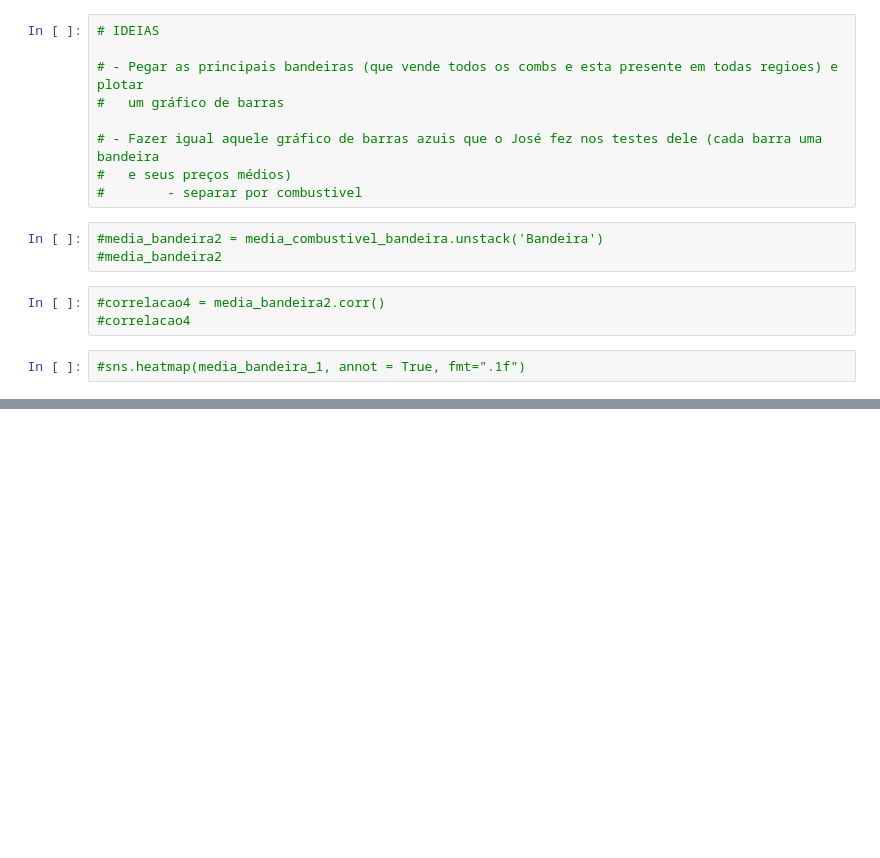
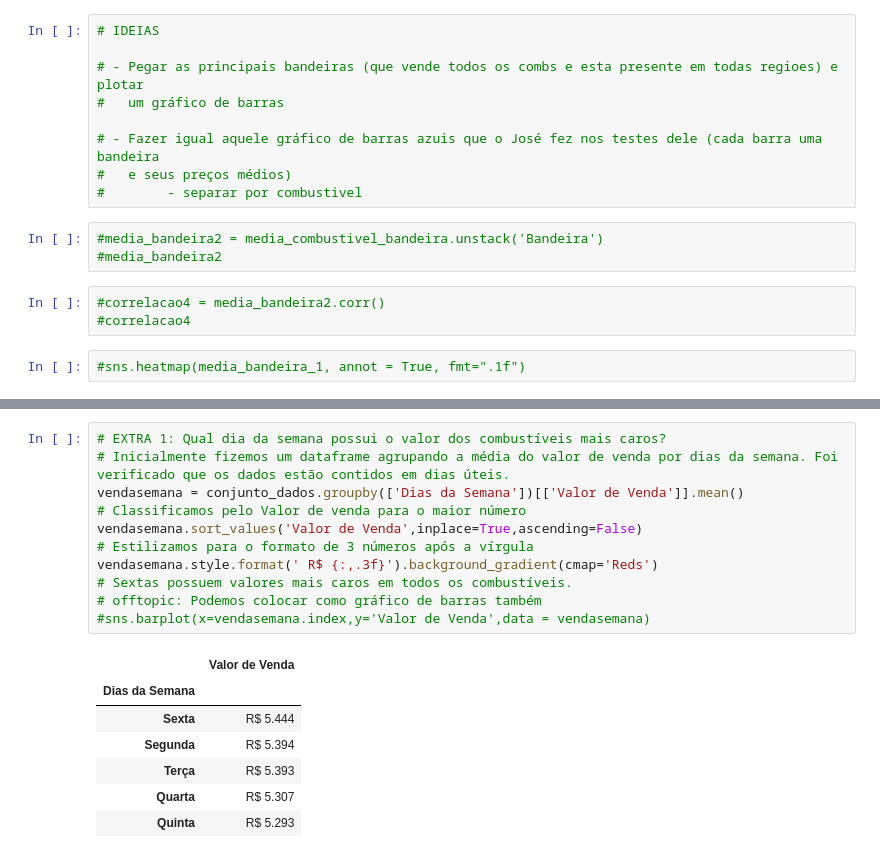
Before and after one commit to pedrorcm/Analise-Combustiveis-M4, a Jupyter notebook: main.ipynb, the cells around one changed output, grey strips where cells are left out. Drawn from its saved outputs; the diff is of its cells as text; blank space fills up the shorter version.

```diff
--- a/main.ipynb
+++ b/main.ipynb
@@ -693,0 +716,19 @@ media_bandeira_1.corr()
+# %%
+# EXTRA 1: Qual dia da semana possui o valor dos combustíveis mais caros?
+# Inicialmente fizemos um dataframe agrupando a média do valor de venda por dias da semana. Foi verificado que os dados estão contidos em dias úteis.
+vendasemana = conjunto_dados.groupby(['Dias da Semana'])[['Valor de Venda']].mean()
+# Classificamos pelo Valor de venda para o maior número
+vendasemana.sort_values('Valor de Venda',inplace=True,ascending=False)
+# Estilizamos para o formato de 3 números após a vírgula
+vendasemana.style.format(' R$ {:,.3f}').background_gradient(cmap='Reds')
+# Sextas possuem valores mais caros em todos os combustíveis.
+# offtopic: Podemos colocar como gráfico de barras também
+#sns.barplot(x=vendasemana.index,y='Valor de Venda',data = vendasemana)
+# %% [output]
+|  | Valor de Venda |
+| Dias da Semana |  |
+| Sexta | R$ 5.444 |
+| Segunda | R$ 5.394 |
+| Terça | R$ 5.393 |
+| Quarta | R$ 5.307 |
+| Quinta | R$ 5.293 |
```
Also changed, not shown: parts of 2 cells of this notebook.
